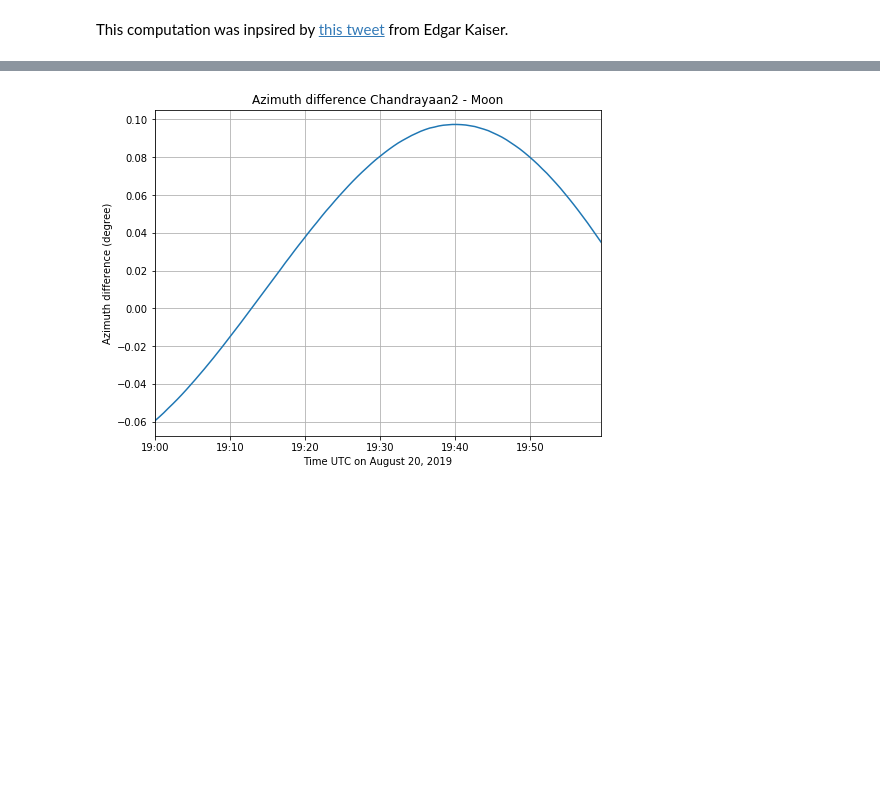
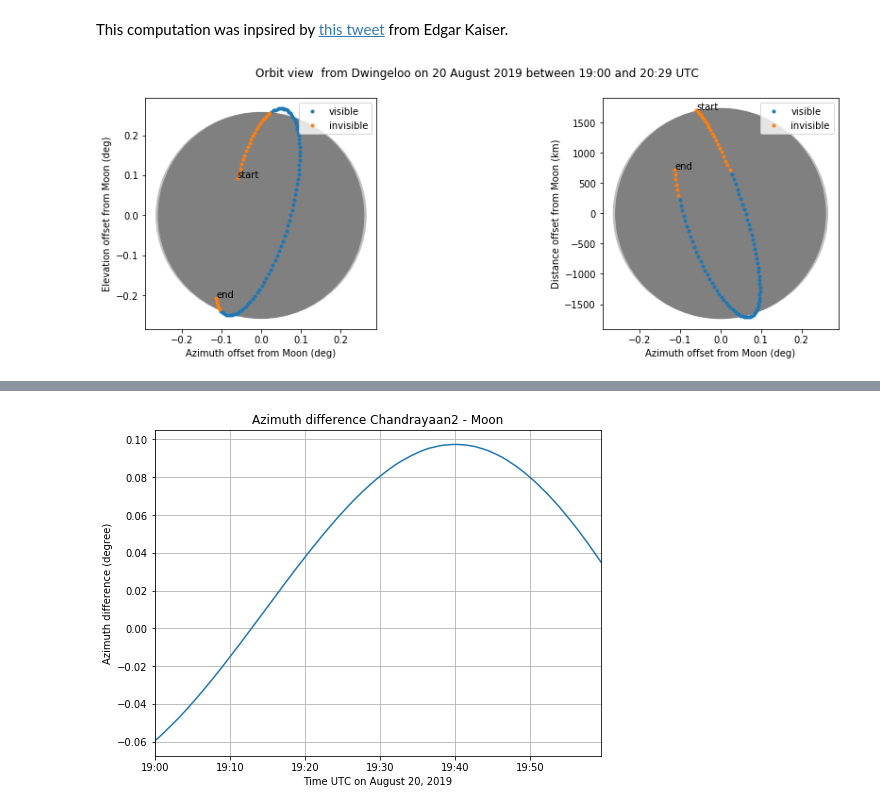
Before and after one commit to tammojan/satnotebooks, a Jupyter notebook: chandrayaan.ipynb, the cells around one changed output, grey strips where cells are left out. Drawn from its saved outputs; the diff is of its cells as text; code cells hidden in the pictures; blank space fills up the shorter version.

Commit message:
Update chandrayaan landing planning

```diff
--- a/chandrayaan.ipynb
+++ b/chandrayaan.ipynb
@@ -37,3 +91,14 @@ vectors_moon = Horizons(id='301', location='015',
 # %%
 moon = SkyCoord(ra=ephem_moon['RA'], dec=ephem_moon['DEC'])
 chandrayaan = SkyCoord(ra=ephem_chandrayaan['RA'], dec=ephem_chandrayaan['DEC'])
+# %%
+plot_moonview(ephem_chandrayaan['AZ'].to(u.rad).value,
+              ephem_chandrayaan['EL'].to(u.rad).value,
+              vectors_chandrayaan['range'].to(u.km).value,
+              ephem_moon['AZ'].to(u.rad).value,
+              ephem_moon['EL'].to(u.rad).value,
+              vectors_moon['range'].to(u.km).value,
+              moon.separation(chandrayaan),
+              title=f"Orbit view  from Dwingeloo on 20 August 2019 between {epochs[0].datetime:%H:%M} and {epochs[-1].datetime:%H:%M} UTC")
+# %% [output]
+[figure, added]
```
Also changed, not shown: parts of 6 cells of this notebook.
